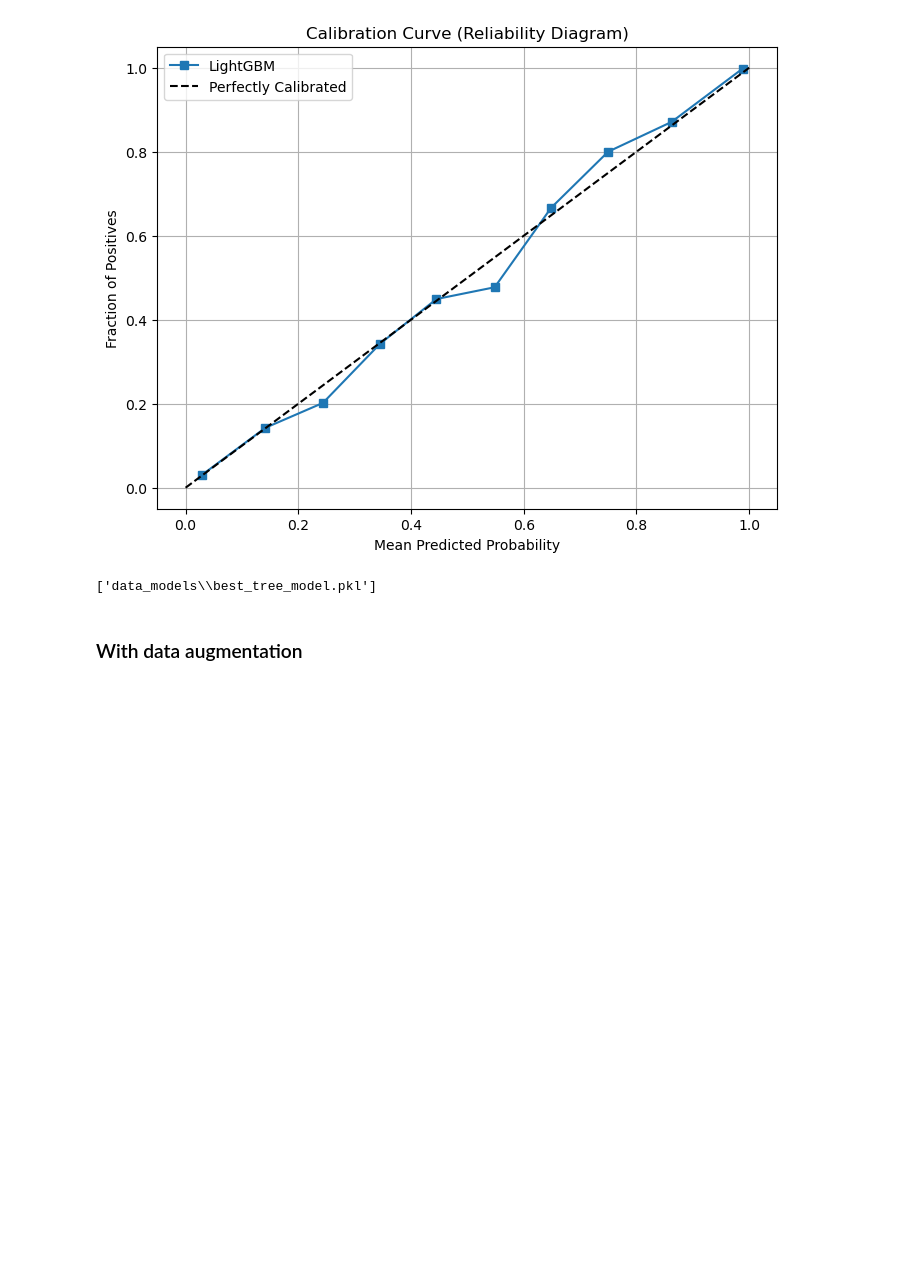
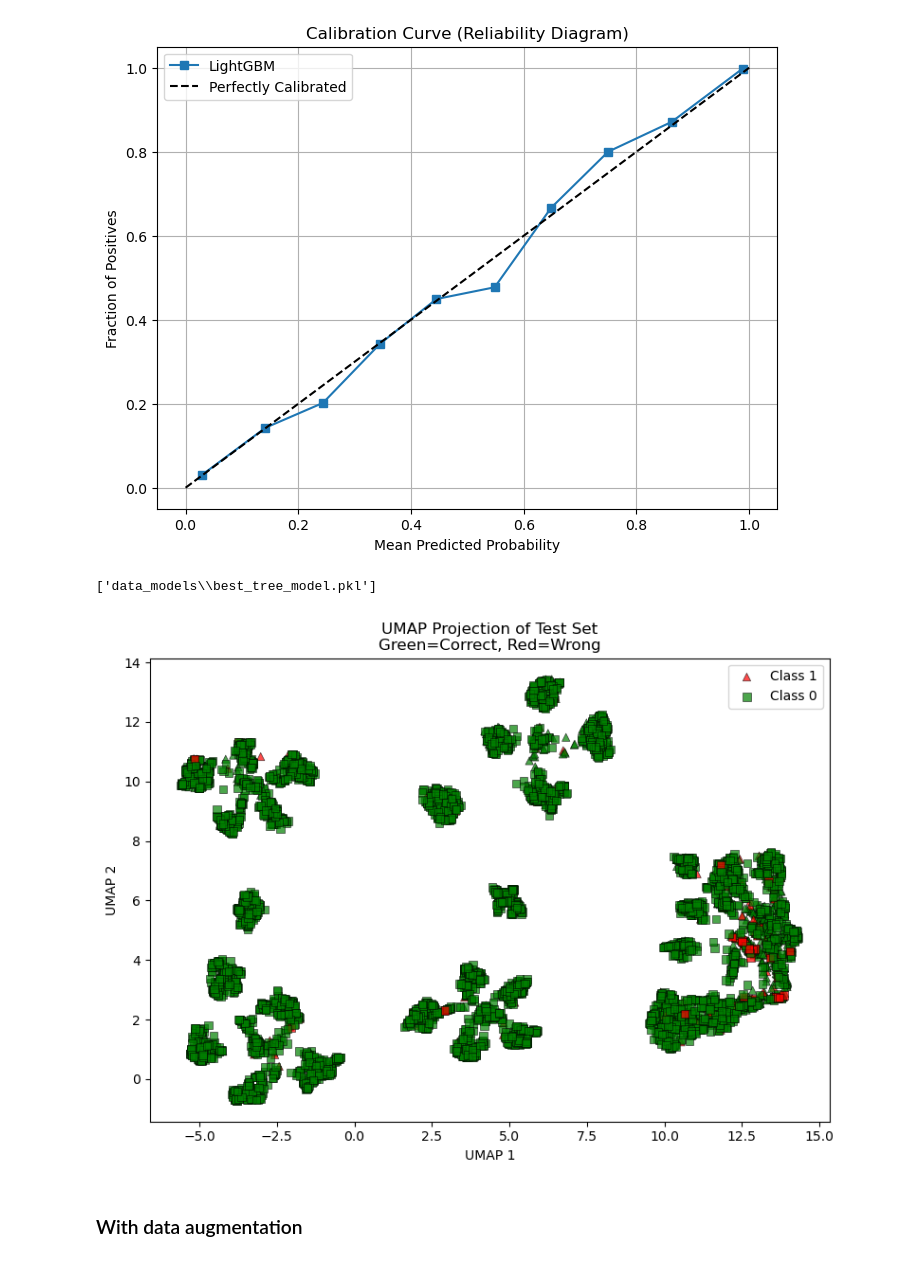
Before and after one commit to Notplays/Credit-Risk, a Jupyter notebook: notebook.ipynb, the cells around one changed output. Drawn from its saved outputs; the diff is of its cells as text; code cells hidden in the pictures; blank space fills up the shorter version.

```diff
--- a/notebook.ipynb
+++ b/notebook.ipynb
@@ -613,5 +613,46 @@ import joblib
 joblib.dump(lgb_model, 'data_models\\best_tree_model.pkl')
 # %% [output]
 ['data_models\\best_tree_model.pkl']
+# %%
+best_tree_model = joblib.load('data_models\\best_tree_model.pkl')
+# %%
+import umap
+
+# Fit UMAP on test set
+umap_model = umap.UMAP(n_neighbors=15, min_dist=0.1, random_state=42)
+X_umap = umap_model.fit_transform(X_test)
+
+# Get predictions from your best classifier (ensemble_model or lgb_model, etc.)
+# Example: use ensemble_model (already fitted above)
+y_pred = best_tree_model.predict(X_test)
+
+# Correctly classified: green, wrongly classified: red
+correct = (y_pred == y_test)
+colors = np.where(correct, 'green', 'red')
+
+# Marker shapes: triangles for class 1, squares for class 0
+markers = np.where(y_test == 1, '^', 's')
+
+plt.figure(figsize=(8, 6))
+for marker_type in ['^', 's']:
+    idx = markers == marker_type
+    plt.scatter(
+        X_umap[idx, 0], X_umap[idx, 1],
+        c=colors[idx],
+        marker=marker_type,
+        label=f"Class {1 if marker_type == '^' else 0}",
+        alpha=0.7,
+        edgecolor='k',
+        linewidth=0.5
+    )
+
+plt.title('UMAP Projection of Test Set\nGreen=Correct, Red=Wrong')
+plt.xlabel('UMAP 1')
+plt.ylabel('UMAP 2')
+plt.legend()
+plt.tight_layout()
+plt.show()
+# %% [output]
+[figure, added]
 # %% [markdown]
 ### With data augmentation
```
Also changed, not shown: parts of 4 cells of this notebook.
